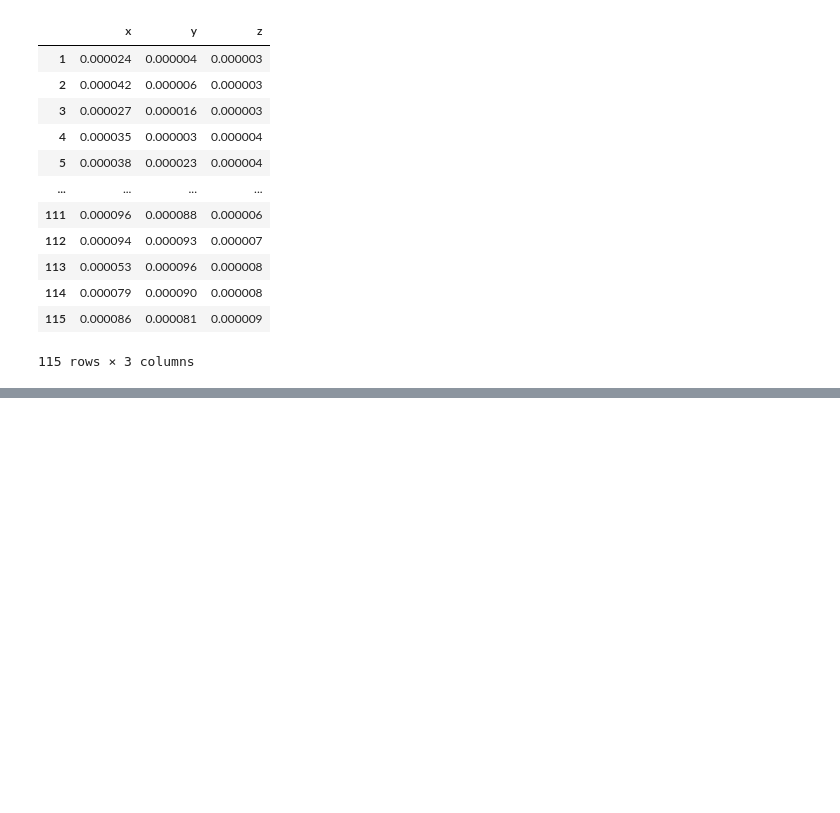
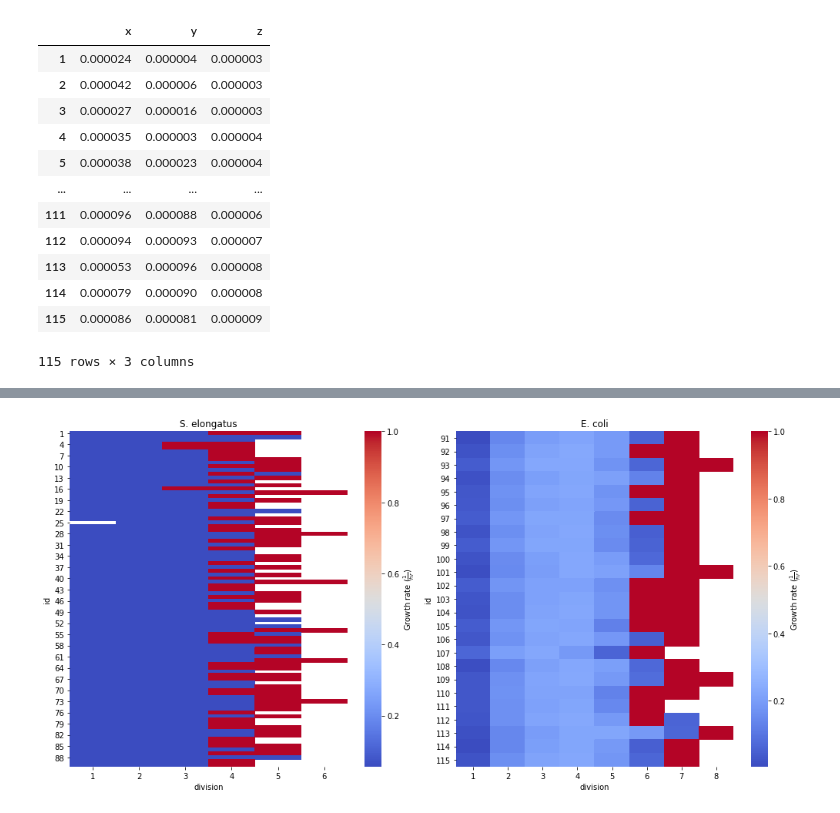
Before and after one commit to Jsakkos/nufeb_tools, a Jupyter notebook: notebooks/neighbor.ipynb, the cells around one changed output, grey strips where cells are left out. Cells and saved outputs as stored; diff of their text form; code cells hidden in the pictures; blank space fills up the shorter version.

```diff
--- a/notebooks/neighbor.ipynb
+++ b/notebooks/neighbor.ipynb
@@ -297,0 +567,12 @@ ret_array.loc[ret_array.index.values != 0][['x','y','z']]
+# %%
+light = 1.00e-01 #kg/m^3
+co2 = 4e-1
+mu_max_cy = 0.06
+K_m_light = 3.5e-04
+K_m_co2 = 5e-2
+K_m_suc = 3.6
+K_m_o2 = 0.001
+mu_max_ecw = 0.972
+o2 = 0.009
+suc = 0.1
+df.type.unique()[0]
@@ -297,0 +639,46 @@ ret_array.loc[ret_array.index.values != 0][['x','y','z']]
+# %%
+x= utils.get_data(id='c/47146695')
+x.single_cell_growth()
+df = x.single_cell_biomass
+# %%
+def func(t,y0,mu):
+    return y0*np.exp(t*mu)
+celltypes = df.type.unique()
+celltypes.sort()
+fig, axes = plt.subplots(ncols=2,figsize=(14,7))
+for ct in celltypes:
+    divs = pd.DataFrame(columns=['id','division','rate'])
+    cells = df[df.type==ct].id.unique()
+    cells.sort()
+    for cell in cells:
+        data = df[(df.id==cell) & (df.type==ct)].reset_index(drop=True)
+        pks,_ = find_peaks(data.biomass)
+        intervals = list()
+        for i in range(len(pks)+1):
+            if i == 0:
+                intervals.append([data.index[0],pks[0]+1])
+            elif i < len(pks):
+                intervals.append([pks[i-1]+1,pks[i]+1])
+            else:
+                intervals.append([pks[i-1]+1,data.index[-1]])
+
+
+        for i,interval in enumerate(intervals):
+            y0 = data.iloc[interval[0],3]
+            t = np.linspace(data.iloc[interval[0],2],data.iloc[interval[1],2],1000)
+            t_measured = data.iloc[interval[0]:interval[1],2]
+            biomass_measured = data.iloc[interval[0]:interval[1],3]
+            if len(biomass_measured) > 4:
+                popt, pcov = curve_fit(func, t_measured, biomass_measured)
+                #print(round(popt[1],4))
+                divs = divs.append(pd.DataFrame([[cell,i+1,round(popt[1],4)]],columns=['id','division','mu']),ignore_index=True)
+                #plot cell id vs division rate over time
+    piv = divs.pivot_table(index='id', columns='division', values='mu')
+    g = sns.heatmap(piv, cmap='coolwarm',ax=axes[ct-1])
+    cbar = g.collections[0].colorbar
+    cbar.ax.set_ylabel(r'Growth rate ($\frac{1}{hr}$)')
+    axes[0].set_title('S. elongatus')
+    axes[1].set_title('E. coli')
+    fig.tight_layout()
+# %% [output]
+[figure, added]
```
Also changed, not shown: parts of 47 cells of this notebook, 11 other files.
